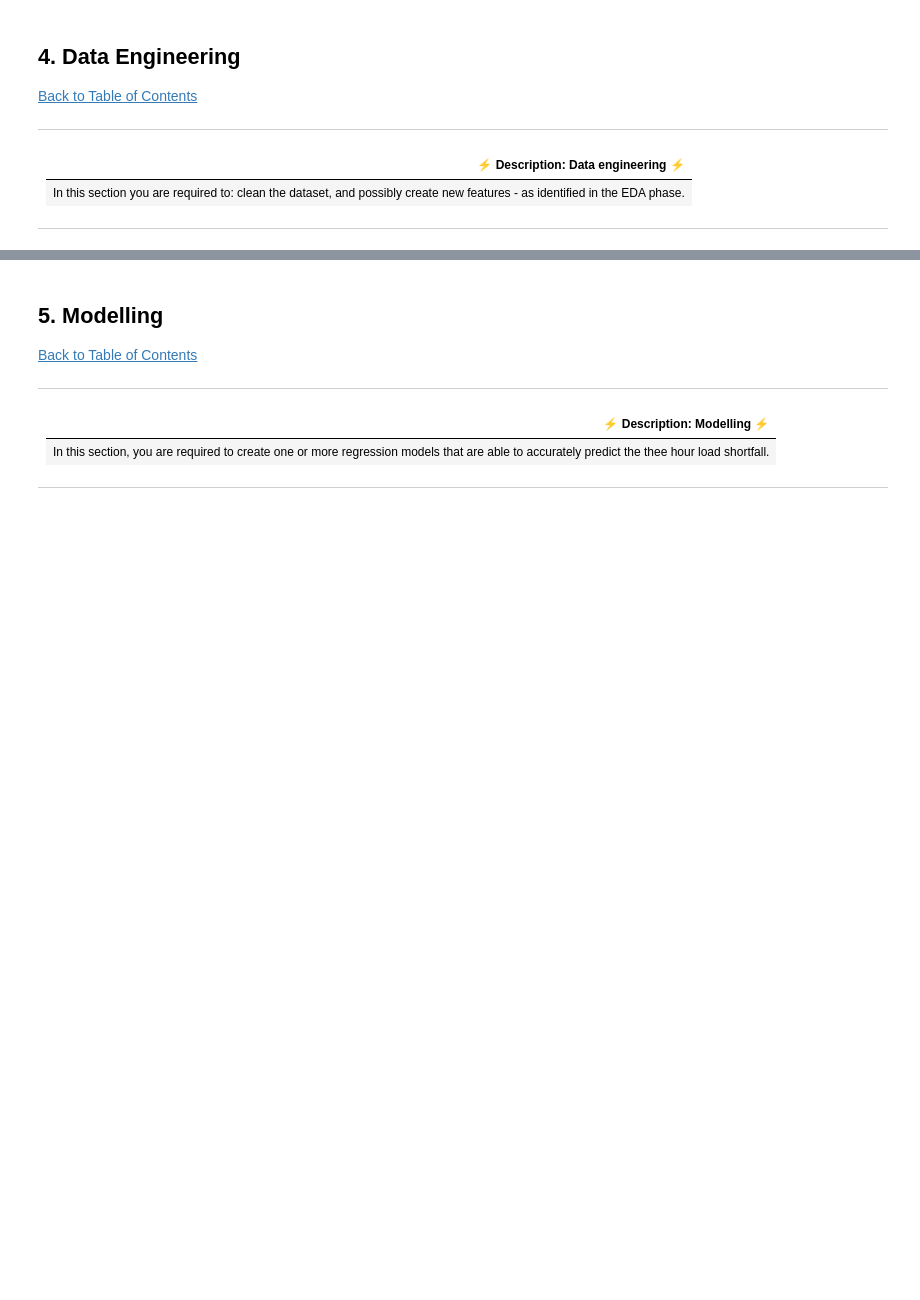
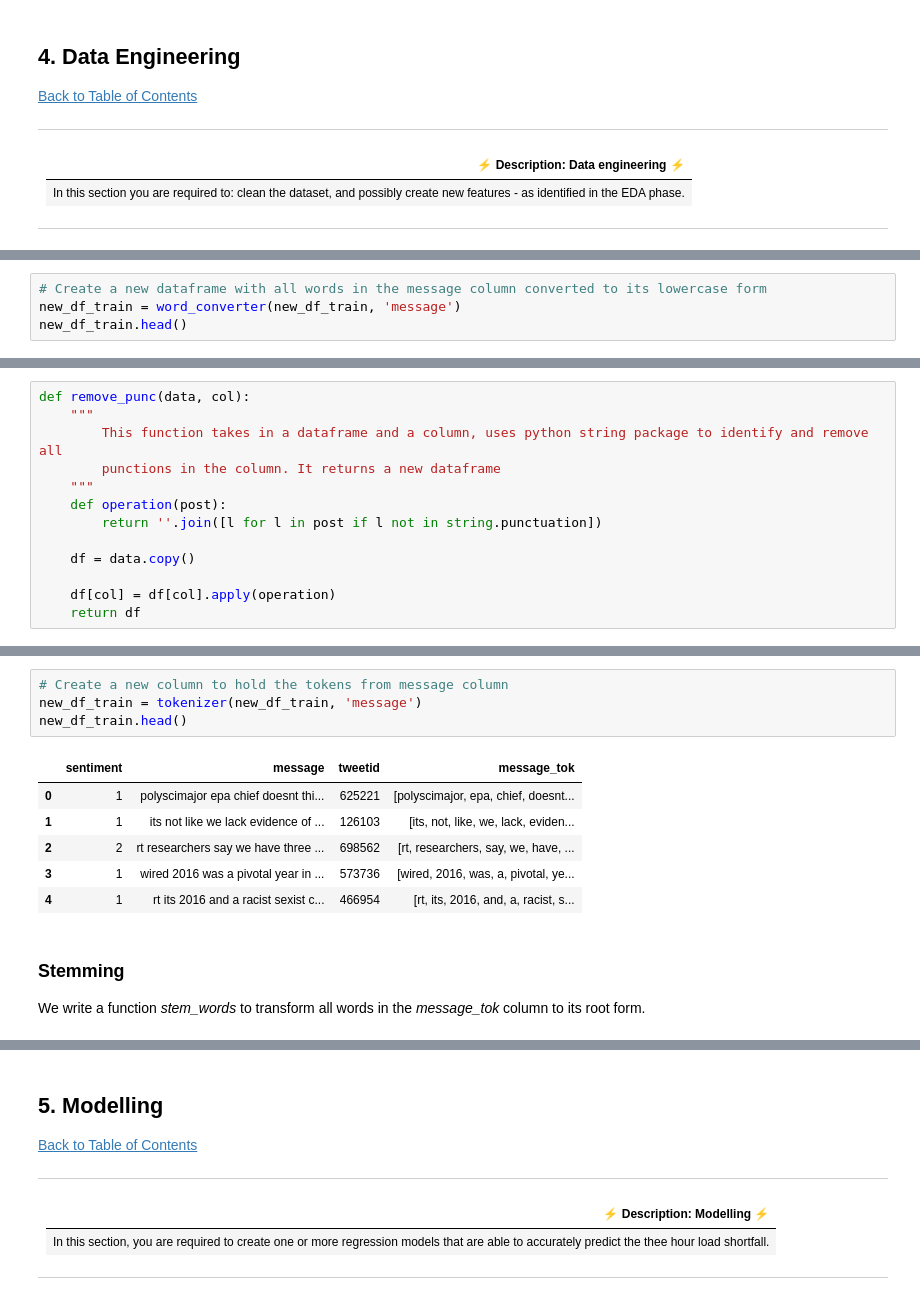
Before and after one commit to endiesworld/2110ACDS_T7_C_Predict, a Jupyter notebook: starter-notebook.ipynb, the cells around one changed output, grey strips where cells are left out. Saved outputs shown, nothing was run; the diff lists cells and outputs as text; blank space fills up the shorter version.

```diff
--- a/starter-notebook.ipynb
+++ b/starter-notebook.ipynb
@@ -253,0 +343,4 @@ plt.show()
+# %%
+# Create a new dataframe with all words in the message column converted to its lowercase form
+new_df_train = word_converter(new_df_train, 'message')
+new_df_train.head()
@@ -253,0 +358,13 @@ plt.show()
+# %%
+def remove_punc(data, col):
+    """
+        This function takes in a dataframe and a column, uses python string package to identify and remove all
+        punctions in the column. It returns a new dataframe
+    """
+    def operation(post):
+        return ''.join([l for l in post if l not in string.punctuation])
+
+    df = data.copy()
+
+    df[col] = df[col].apply(operation)
+    return df
@@ -253,0 +396,15 @@ plt.show()
+# %%
+# Create a new column to hold the tokens from message column
+new_df_train = tokenizer(new_df_train, 'message')
+new_df_train.head()
+# %% [output]
+|  | sentiment | message | tweetid | message_tok |
+| 0 | 1 | polyscimajor epa chief doesnt thi... | 625221 | [polyscimajor, epa, chief, doesnt... |
+| 1 | 1 | its not like we lack evidence of ... | 126103 | [its, not, like, we, lack, eviden... |
+| 2 | 2 | rt researchers say we have three ... | 698562 | [rt, researchers, say, we, have, ... |
+| 3 | 1 | wired 2016 was a pivotal year in ... | 573736 | [wired, 2016, was, a, pivotal, ye... |
+| 4 | 1 | rt its 2016 and a racist sexist c... | 466954 | [rt, its, 2016, and, a, racist, s... |
+# %% [markdown]
+### Stemming
+
+We write a function *stem_words* to transform all words in the *message_tok* column to its root form.
```
Also changed, not shown: parts of 58 cells of this notebook.
